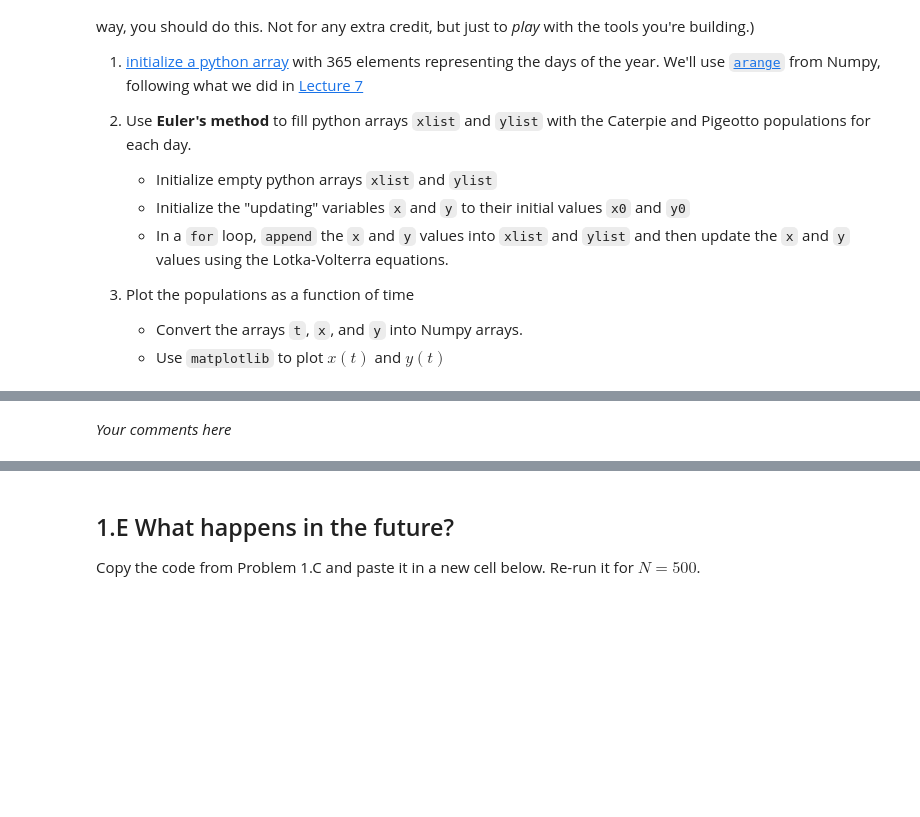
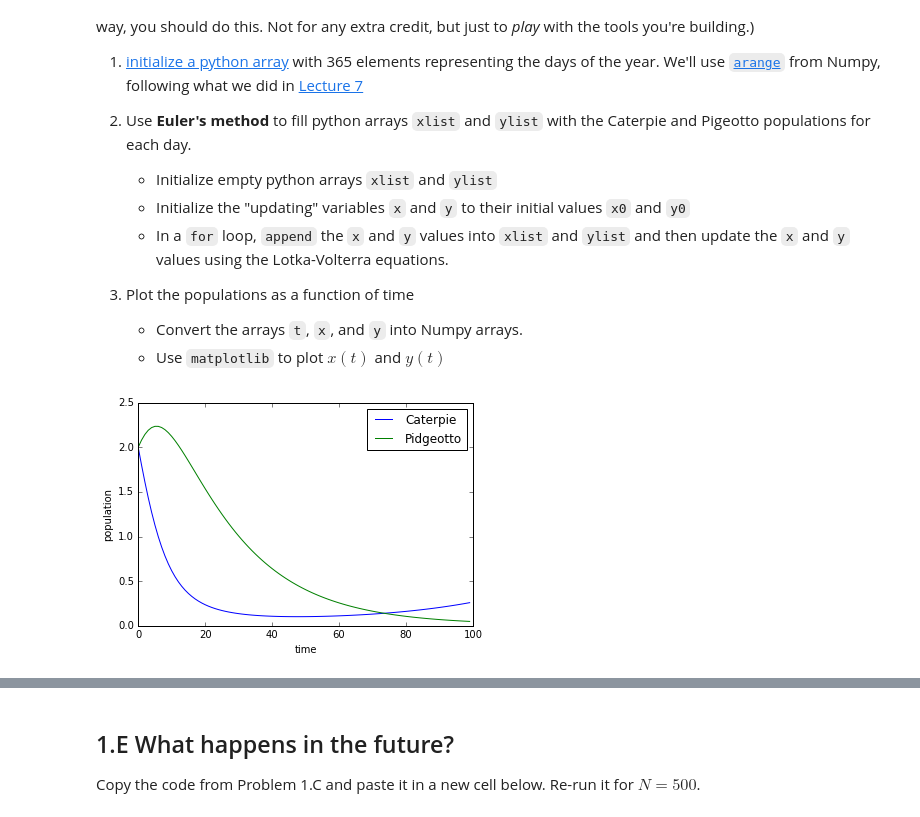
Before and after one commit to whick002/Homework03, a Jupyter notebook: Homework 3.ipynb, the cells around one changed output, grey strips where cells are left out. Drawn from its saved outputs; the diff is of its cells as text; code cells hidden in the pictures; blank space fills up the shorter version.

```diff
--- a/Homework 3.ipynb
+++ b/Homework 3.ipynb
@@ -55,7 +63,7 @@ def f(x,y,t):
     of the current number of Caterpie (x), the current number
     of Pigeotto (y), and the current time (t).
     '''
-    return 0 # FIX THIS!
+    return alpha*x-beta*x*y # FIX THIS!
 
 def g(x,y,t):
     '''
@@ -63,7 +71,7 @@ def g(x,y,t):
     of the current number of Caterpie (x), the current number
     of Pigeotto (y), and the current time (t).
     '''
-    return 0 # FIX THIS!
+    return delta*x*y-gamma*y # FIX THIS!
 # %%
 # Test your code: you should get 0.047 and -0.09:
 print( f(.1,.1,0) )
@@ -89,6 +97,7 @@ It helps to do the following in one cell so that you can re-run it with differen
     * Convert the arrays `t`, `x`, and `y` into Numpy arrays.
     * Use `matplotlib` to plot $x(t)$ and $y(t)$
 # %%
+%matplotlib inline
 ## PART 1
 
 ## If you want to use np.arange(...)
@@ -104,41 +113,42 @@ N = 100    # number of steps
 
 ## A python array: [0,1,2, ..., N]
 time = np.arange(N)
 
 
 
 ## PART 2
 
-xlist = # FILL THIS IN
-ylist = # FILL THIS IN
+xlist = []# FILL THIS IN
+ylist = []# FILL THIS IN
 
 # Initialize x and y
-x = # FILL THIS IN
-y = # FILL THIS IN
+x = x0# FILL THIS IN
+y = y0# FILL THIS IN
+
 
 for t in time:
     xlist.append(x)
-    x += # FILL THIS IN
+    x += dt*f(x,y,t)# FILL THIS IN
     ylist.append(y)
-    y += # FILL THIS IN
-
-
+    y += dt*g(x,y,t)# FILL THIS IN
 
 ## PART 3
 
 tt = np.array(time)
 xx = np.array(xlist)
 yy = np.array(ylist)
 
 import matplotlib.pyplot as plt
 
 
 plt.plot(tt,xx,label='Caterpie')
 plt.plot(tt,yy,label='Pidgeotto')
 plt.xlabel('time')
 plt.ylabel('population')
 plt.legend()
 plt.show()
+# %% [output]
+[figure, added]
 # %% [markdown]
 ## 1.D Discussion
 
@@ -147,5 +157,3 @@ Your plot should reproduce this:
 <img src="HW3_plot1.png">
 
 In your own words, tell the story of what is going on with the Caterpie and Pidgeotto populations over the time period shown. What do you expect will happen as these populations continue to dynamically evolve?
-# %% [markdown]
-*Your comments here*
```
Also changed, not shown: parts of 20 cells of this notebook.
